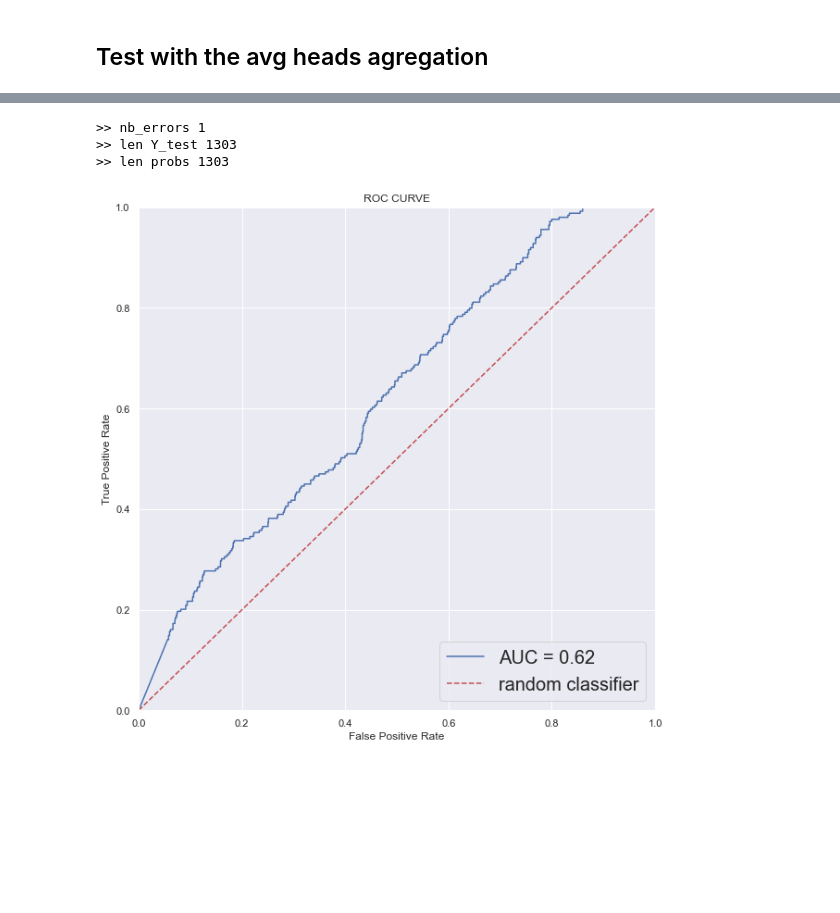
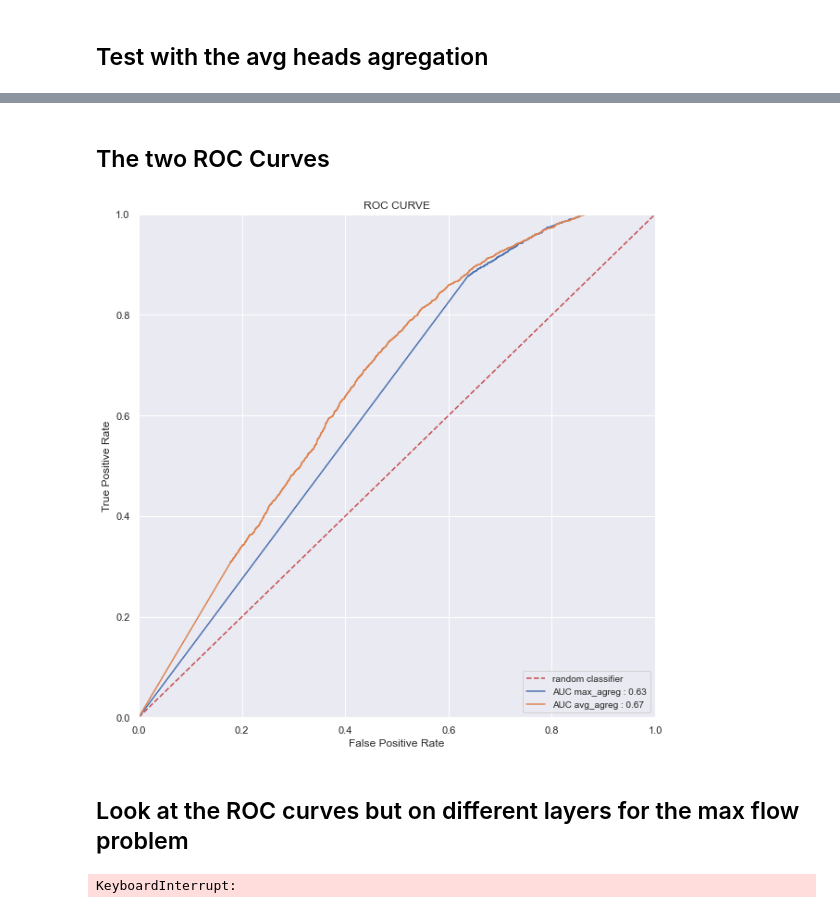
Before and after one commit to lolofo/stage_4_gm, a Jupyter notebook: attention_algorithms/Roc Curve Study.ipynb, the cells around one changed output, grey strips where cells are left out. Drawn from its saved outputs; the diff is of its cells as text; code cells hidden in the pictures; blank space fills up the shorter version.

```diff
--- a/attention_algorithms/Roc Curve Study.ipynb
+++ b/attention_algorithms/Roc Curve Study.ipynb
@@ -160,28 +178,32 @@ _ = plot_roc_vurve(Y_test , probs)
+# %% [markdown]
+## The two ROC Curves
+# %%
+probs = [probs_max, probs_avg]
+
+fig = combine_roc_ruves(Y_test, probs)
+plt.savefig(os.path.join(graph_folder, "combined_roc_curves.png"))
+# %% [output]
+[figure, added]
+# %% [markdown]
+## Look at the ROC curves but on different layers for the max flow problem
 # %%
-class LenException(Exception):
-    pass
-
-class ConstructionError(Exception):
-    pass
-
 Y_test = []
 probs = []
+
 nb_err = 0
-for i in range(50):
+
+# here only on 50 sentences
+for _, i in enumerate(tqdm.tqdm(range(50))):
     j = 0
     # iteration through all the sentences
     # construct the raw attention object
-    sent = torch.tensor([sentences[i, :].detach().numpy()])
-    mk = torch.tensor([masks[i, :].detach().numpy()])
+    sent = sentences[i, :].clone().detach()[None,:]
+    mk = masks[i, :].clone().detach()[None,:]
     raw_attention_inst = RawAttention(model=model,
                                       input_ids=sent,
                                       attention_mask=mk,
                                       test_mod=False
                                       )
-
-    # maximum agregation for the heads
-    raw_attention_inst.set_up_graph(agr_type="avg")
-
     try :
         while j<e_snli_data.shape[0] and raw_attention_inst.tokens!=eval(e_snli_data["tok_sent"][j]):
             j+=1
@@ -189,10 +211,20 @@ for i in range(50):
         if j>=e_snli_data.shape[0]:
             raise LenException
         else :
-            flow = attention_flow_max(raw_attention_inst)
-            flow = normalize_attention(raw_attention_inst.tokens , torch.tensor(flow))
-            probs += flow
             Y_test += eval(e_snli_data["hg_goal"][j])
+
+            # maximum agregation for the heads
+            raw_attention_inst.set_up_graph(agr_type="max")
+            n_layer, _, _ = raw_attention_inst.att_tens_agr.shape
+            for l in range(n_layer+1):
+                if l>0:
+                    flow = attention_flow_max(raw_attention_inst, out_layer=l)
+                    flow = normalize_attention(raw_attention_inst.tokens , torch.tensor(flow))
+                    if len(probs)==l-1:
+                        probs.append(flow)
+                    else :
+                        probs[l-1]+=flow
+
 
     except LenException :
         # count the different errors
@@ -203,12 +235,7 @@ for i in range(50):
 print(f">> nb_errors {nb_err}")
 
 print(f">> len Y_test {len(Y_test)}")
-print(f">> len probs {len(probs)}")
+print(f">> len probs_avg {len(probs)}")
+print(f">> len probs_avg {len(probs[0])}")
 # %% [output]
->> nb_errors 1
->> len Y_test 1303
->> len probs 1303
+KeyboardInterrupt:
-# %%
-_ = plot_roc_vurve(Y_test , probs)
-# %% [output]
-[figure, removed]
```
Also changed, not shown: parts of 9 cells of this notebook, 1 other file.
